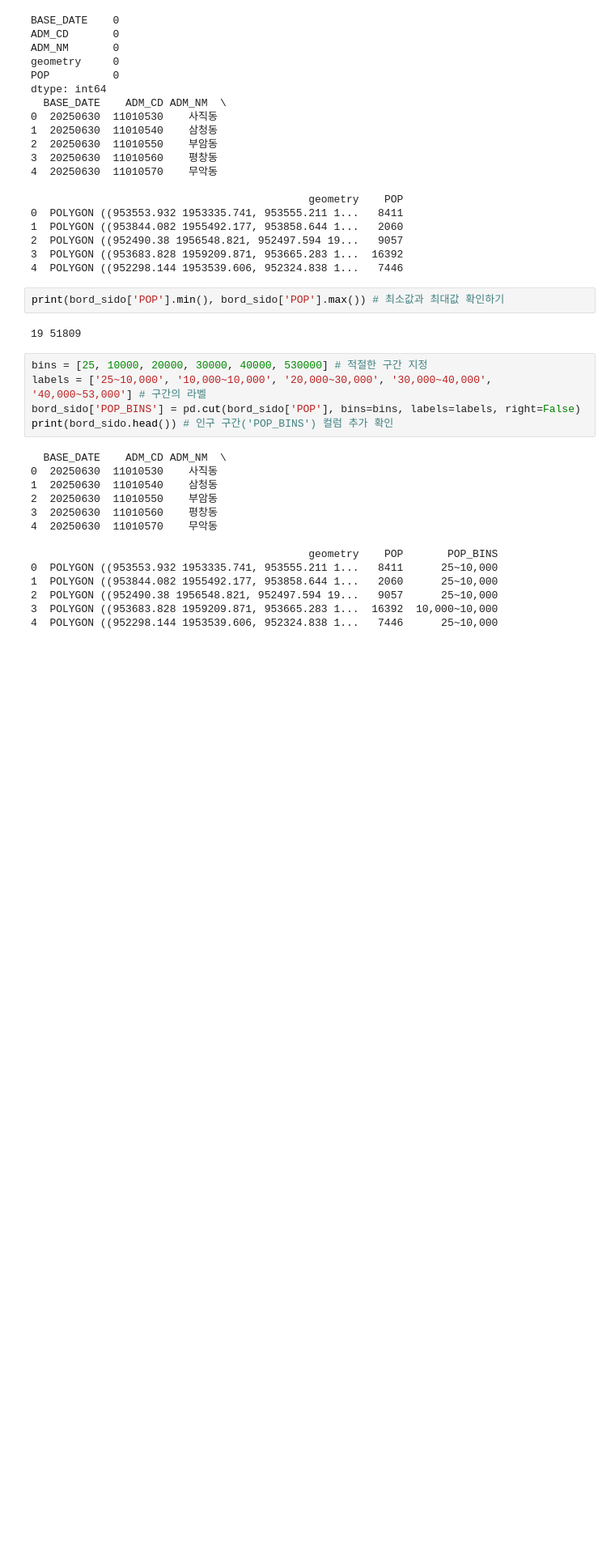
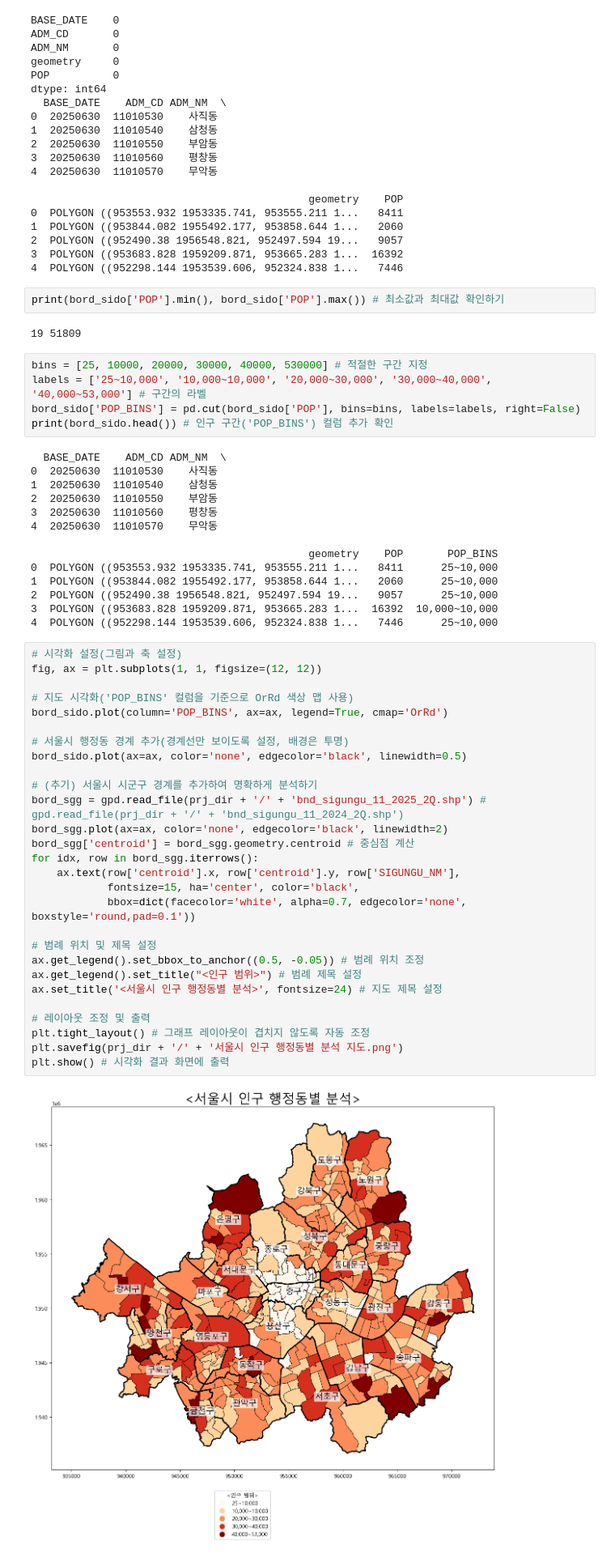
Before and after one commit to tellgeniewish/Revised-Edition_SGIS-Small-Area-Statistics-Analysis-Casebook_Beginner-s-Guide, a Jupyter notebook: 3. 서울시 인구 행정동별 분석/3. 서울시 인구 행정동별 분석.ipynb, the cells around one changed output. Shown at 81% size. Saved outputs shown, nothing was run; the diff lists cells and outputs as text; blank space fills up the shorter version.

```diff
--- a/3. 서울시 인구 행정동별 분석/3. 서울시 인구 행정동별 분석.ipynb
+++ b/3. 서울시 인구 행정동별 분석/3. 서울시 인구 행정동별 분석.ipynb
@@ -114,3 +114,33 @@ print(bord_sido.head()) # 인구 구간('POP_BINS') 컬럼 추가 확인
 2  POLYGON ((952490.38 1956548.821, 952497.594 19...   9057      25~10,000
 3  POLYGON ((953683.828 1959209.871, 953665.283 1...  16392  10,000~10,000
 4  POLYGON ((952298.144 1953539.606, 952324.838 1...   7446      25~10,000
+# %%
+# 시각화 설정(그림과 축 설정)
+fig, ax = plt.subplots(1, 1, figsize=(12, 12))
+
+# 지도 시각화('POP_BINS' 컬럼을 기준으로 OrRd 색상 맵 사용)
+bord_sido.plot(column='POP_BINS', ax=ax, legend=True, cmap='OrRd')
+
+# 서울시 행정동 경계 추가(경계선만 보이도록 설정, 배경은 투명)
+bord_sido.plot(ax=ax, color='none', edgecolor='black', linewidth=0.5)
+
+# (추기) 서울시 시군구 경계를 추가하여 명확하게 분석하기
+bord_sgg = gpd.read_file(prj_dir + '/' + 'bnd_sigungu_11_2025_2Q.shp') # gpd.read_file(prj_dir + '/' + 'bnd_sigungu_11_2024_2Q.shp')
+bord_sgg.plot(ax=ax, color='none', edgecolor='black', linewidth=2)
+bord_sgg['centroid'] = bord_sgg.geometry.centroid # 중심점 계산
+for idx, row in bord_sgg.iterrows():
+    ax.text(row['centroid'].x, row['centroid'].y, row['SIGUNGU_NM'],
+            fontsize=15, ha='center', color='black',
+            bbox=dict(facecolor='white', alpha=0.7, edgecolor='none', boxstyle='round,pad=0.1'))
+
+# 범례 위치 및 제목 설정
+ax.get_legend().set_bbox_to_anchor((0.5, -0.05)) # 범례 위치 조정
+ax.get_legend().set_title("<인구 범위>") # 범례 제목 설정
+ax.set_title('<서울시 인구 행정동별 분석>', fontsize=24) # 지도 제목 설정
+
+# 레이아웃 조정 및 출력
+plt.tight_layout() # 그래프 레이아웃이 겹치지 않도록 자동 조정
+plt.savefig(prj_dir + '/' + '서울시 인구 행정동별 분석 지도.png')
+plt.show() # 시각화 결과 화면에 출력
+# %% [output]
+[figure, added]
```
